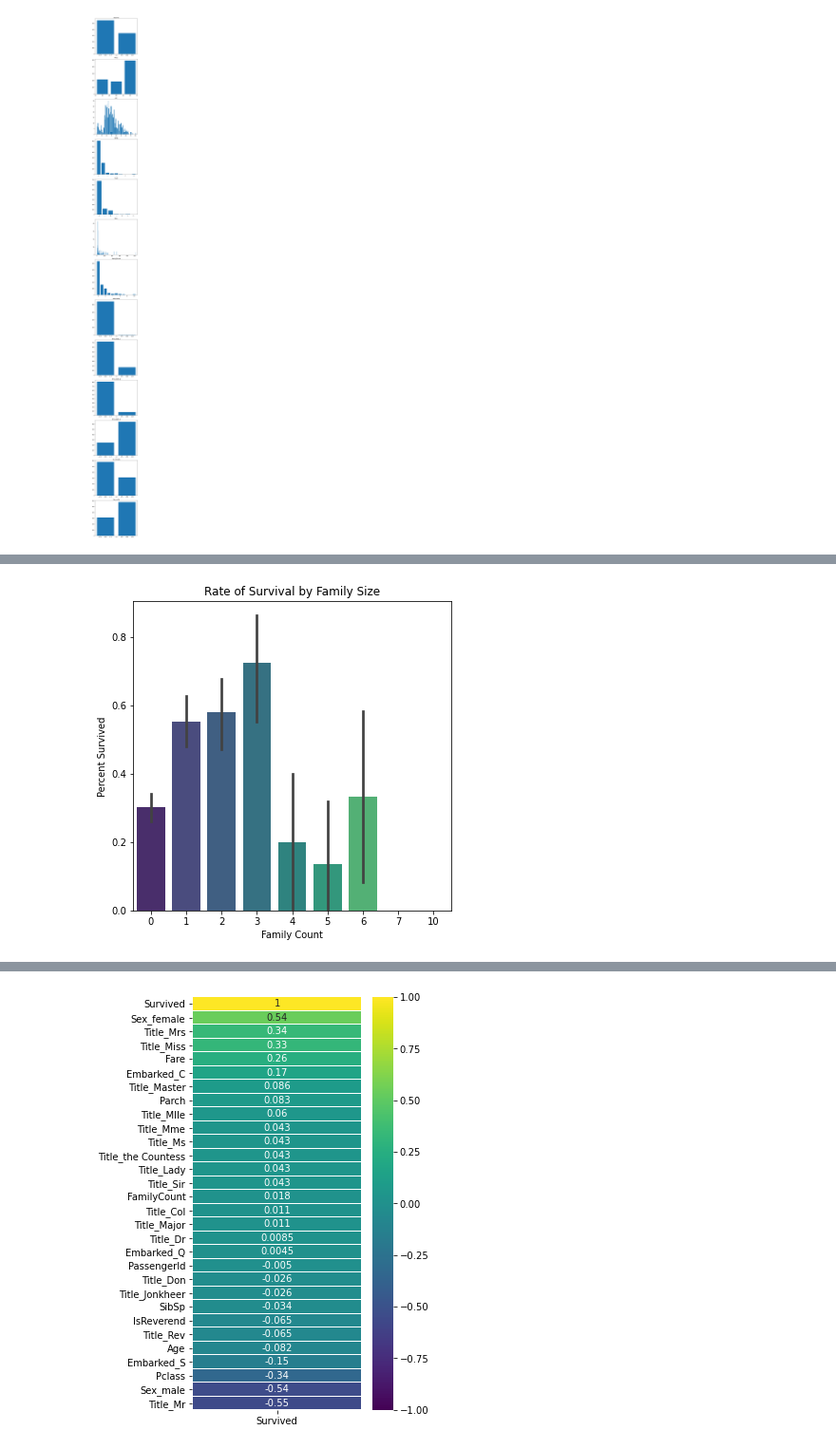
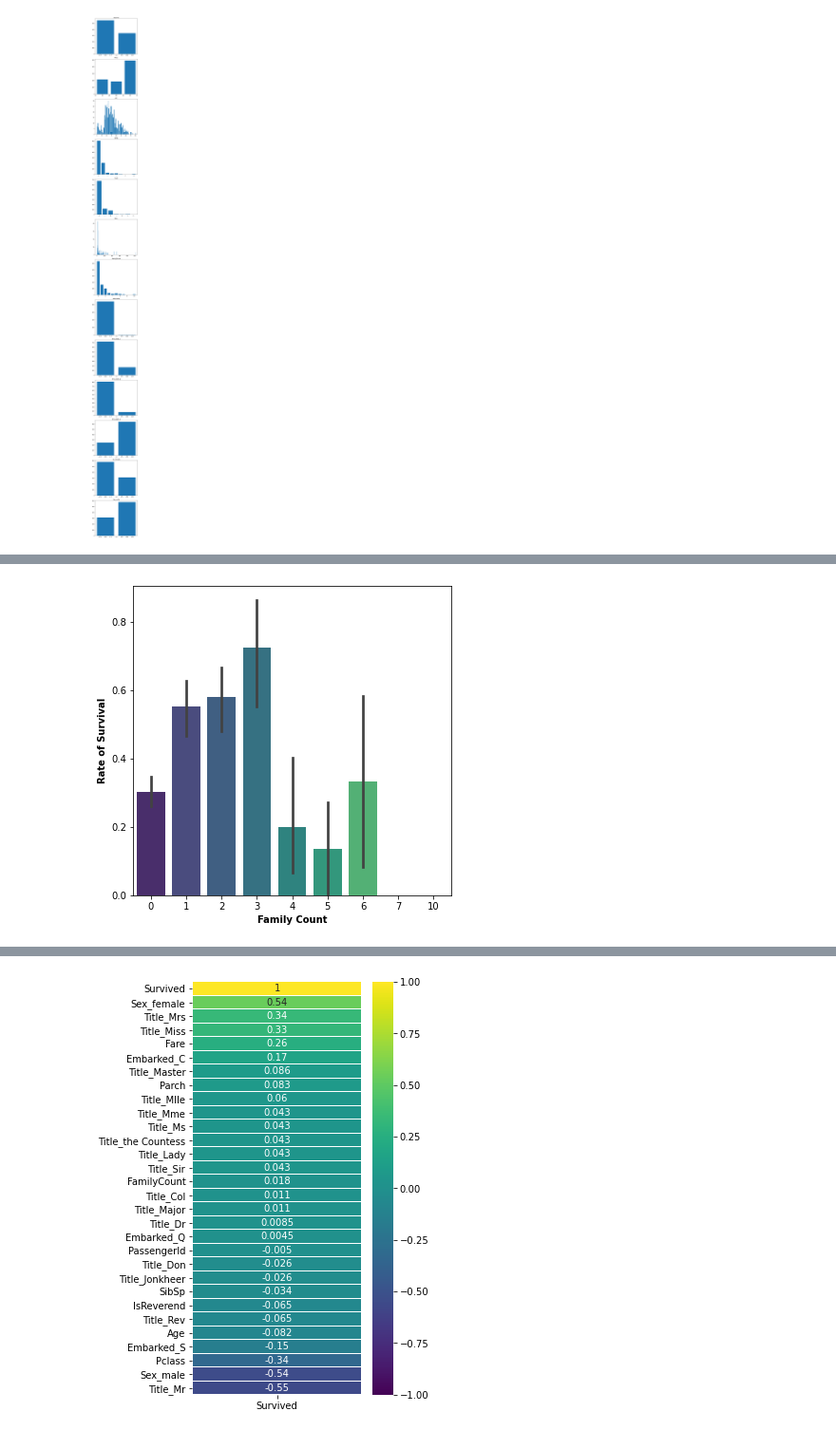
Before and after one commit to maryschindler/DSI_exercises, a Jupyter notebook: 2_01_Titanic/Titanic_revisited.ipynb, the cells around one changed output, grey strips where cells are left out. Shown: that part at 95% size. Cells and saved outputs as stored; diff of their text form; code cells hidden in the pictures.

```diff
--- a/2_01_Titanic/Titanic_revisited.ipynb
+++ b/2_01_Titanic/Titanic_revisited.ipynb
@@ -336,10 +413,15 @@ sns.violinplot(x = df['Pclass'],
 # %%
 plt.figure(figsize=(6, 6))
+
 sns.barplot(x = 'FamilyCount',
             y = 'Survived',
             palette = 'viridis',
-            data = df).set(title = 'Rate of Survival by Family Size',
-                           xlabel = 'Family Count',
-                           ylabel = 'Percent Survived');
+            data = df)
+
+plt.xlabel('Family Count',
+           fontweight = 'bold')
+
+plt.ylabel('Rate of Survival',
+           fontweight = 'bold');
 # %% [output]
-[figure, old version]
+[figure, new version]
```
Also changed, not shown: parts of 10 cells of this notebook.
